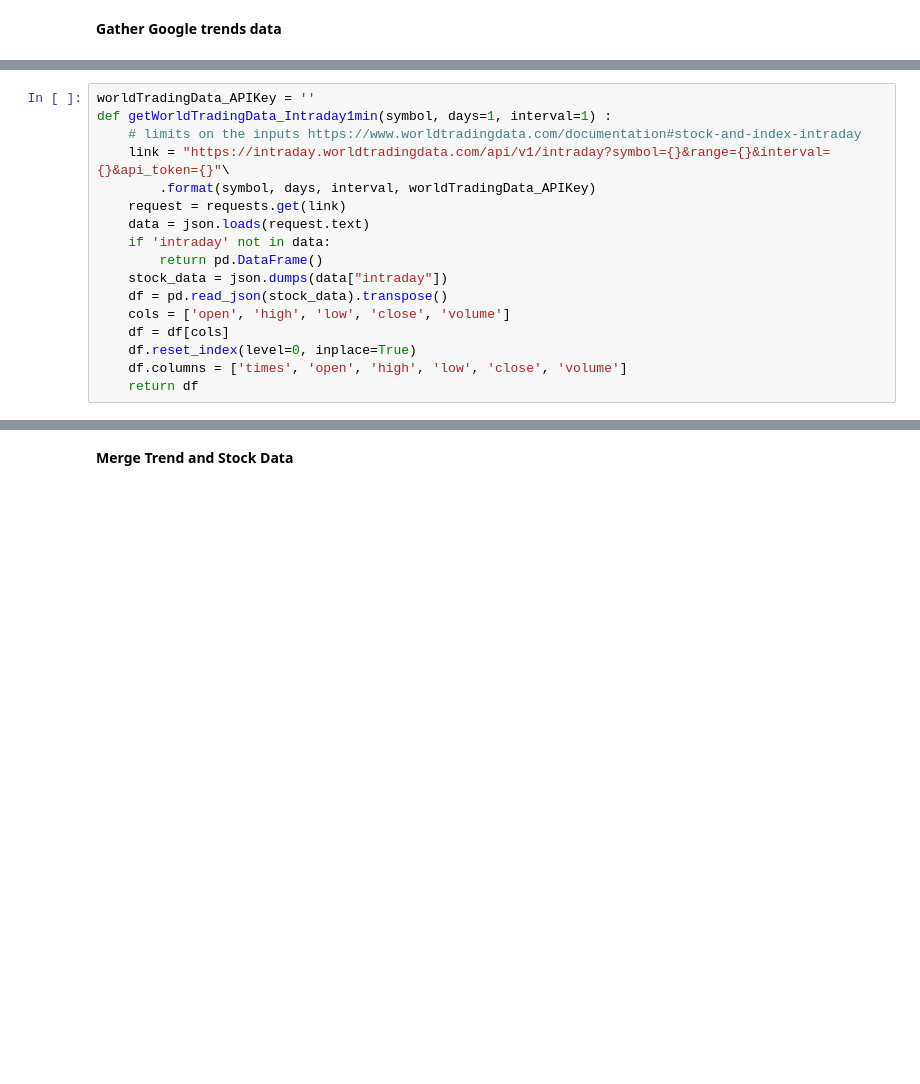
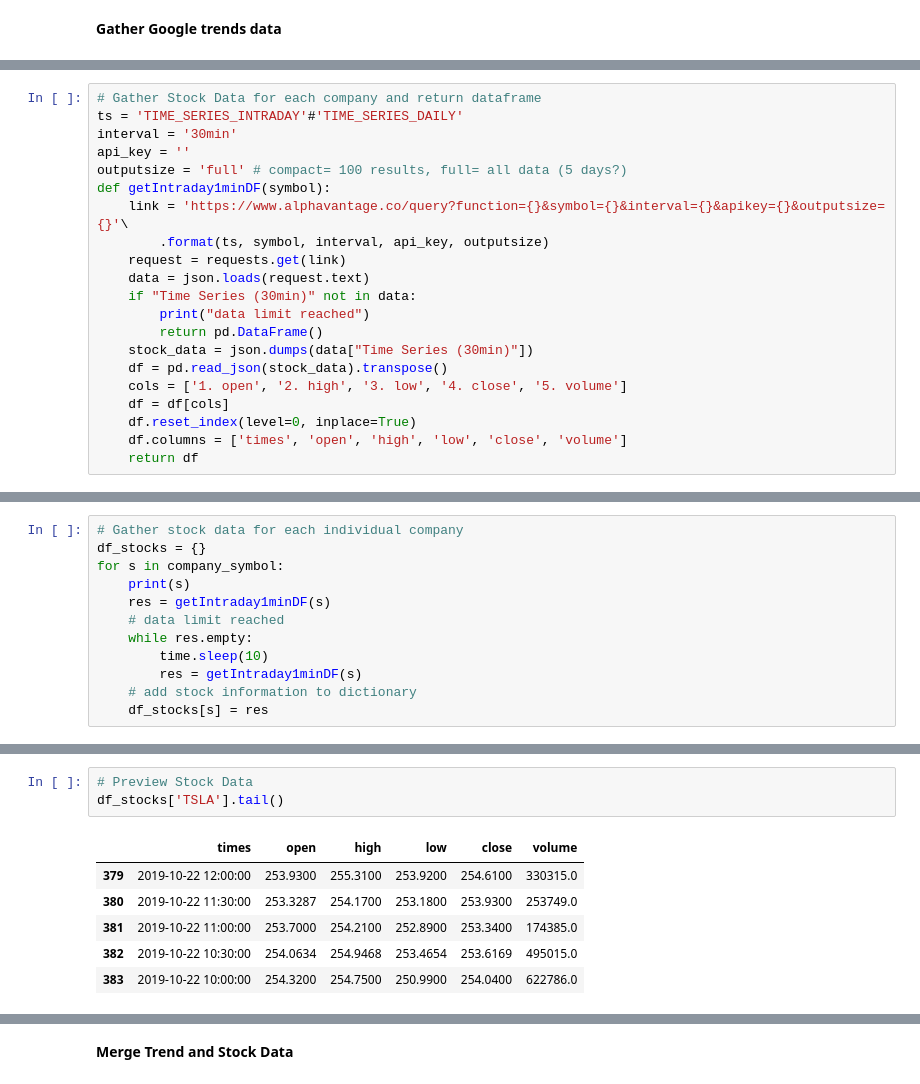
Before and after one commit to edwjchen/StockExploration, a Jupyter notebook: Untitled.ipynb, the cells around one changed output, grey strips where cells are left out. Cells and saved outputs as stored; diff of their text form; blank space fills up the shorter version.

```diff
--- a/Untitled.ipynb
+++ b/Untitled.ipynb
@@ -62,16 +158,20 @@ Index(['snap stock'], dtype='object')
 # %%
-worldTradingData_APIKey = ''
-def getWorldTradingData_Intraday1min(symbol, days=1, interval=1) :
-    # limits on the inputs https://www.worldtradingdata.com/documentation#stock-and-index-intraday
-    link = "https://intraday.worldtradingdata.com/api/v1/intraday?symbol={}&range={}&interval={}&api_token={}"\
-        .format(symbol, days, interval, worldTradingData_APIKey)
+# Gather Stock Data for each company and return dataframe
+ts = 'TIME_SERIES_INTRADAY'#'TIME_SERIES_DAILY'
+interval = '30min'
+api_key = ''
+outputsize = 'full' # compact= 100 results, full= all data (5 days?)
+def getIntraday1minDF(symbol):
+    link = 'https://www.alphavantage.co/query?function={}&symbol={}&interval={}&apikey={}&outputsize={}'\
+        .format(ts, symbol, interval, api_key, outputsize)
     request = requests.get(link)
     data = json.loads(request.text)
-    if 'intraday' not in data:
+    if "Time Series (30min)" not in data:
+        print("data limit reached")
         return pd.DataFrame()
-    stock_data = json.dumps(data["intraday"])
+    stock_data = json.dumps(data["Time Series (30min)"])
     df = pd.read_json(stock_data).transpose()
-    cols = ['open', 'high', 'low', 'close', 'volume']
+    cols = ['1. open', '2. high', '3. low', '4. close', '5. volume']
     df = df[cols]
     df.reset_index(level=0, inplace=True)
     df.columns = ['times', 'open', 'high', 'low', 'close', 'volume']
@@ -119,0 +179,12 @@ df_stocks['tesla'].head()
+# %%
+# Gather stock data for each individual company
+df_stocks = {}
+for s in company_symbol:
+    print(s)
+    res = getIntraday1minDF(s)
+    # data limit reached
+    while res.empty:
+        time.sleep(10)
+        res = getIntraday1minDF(s)
+    # add stock information to dictionary
+    df_stocks[s] = res
@@ -120,3 +204,13 @@ df_stocks['tesla'].head()
+# %%
+# Preview Stock Data
+df_stocks['TSLA'].tail()
+# %% [output]
+|  | times | open | high | low | close | volume |
+| 379 | 2019-10-22 12:00:00 | 253.9300 | 255.3100 | 253.9200 | 254.6100 | 330315.0 |
+| 380 | 2019-10-22 11:30:00 | 253.3287 | 254.1700 | 253.1800 | 253.9300 | 253749.0 |
+| 381 | 2019-10-22 11:00:00 | 253.7000 | 254.2100 | 252.8900 | 253.3400 | 174385.0 |
+| 382 | 2019-10-22 10:30:00 | 254.0634 | 254.9468 | 253.4654 | 253.6169 | 495015.0 |
+| 383 | 2019-10-22 10:00:00 | 254.3200 | 254.7500 | 250.9900 | 254.0400 | 622786.0 |
 # %%
 #reverse df rows
 df = df.iloc[::-1]
```
Also changed, not shown: parts of 31 cells of this notebook.
